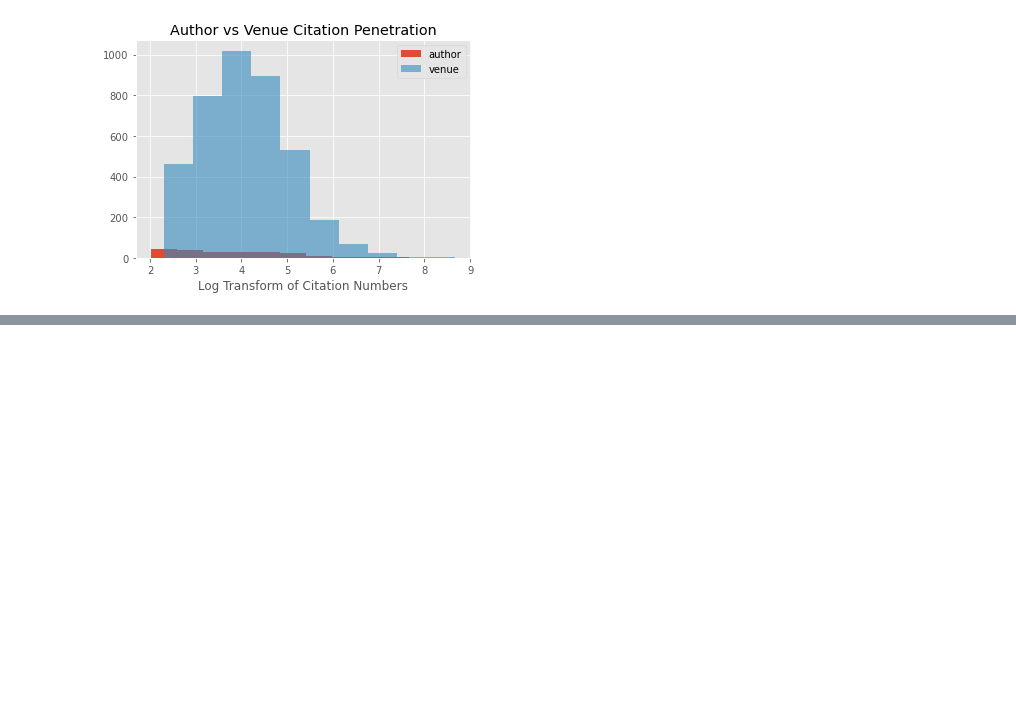
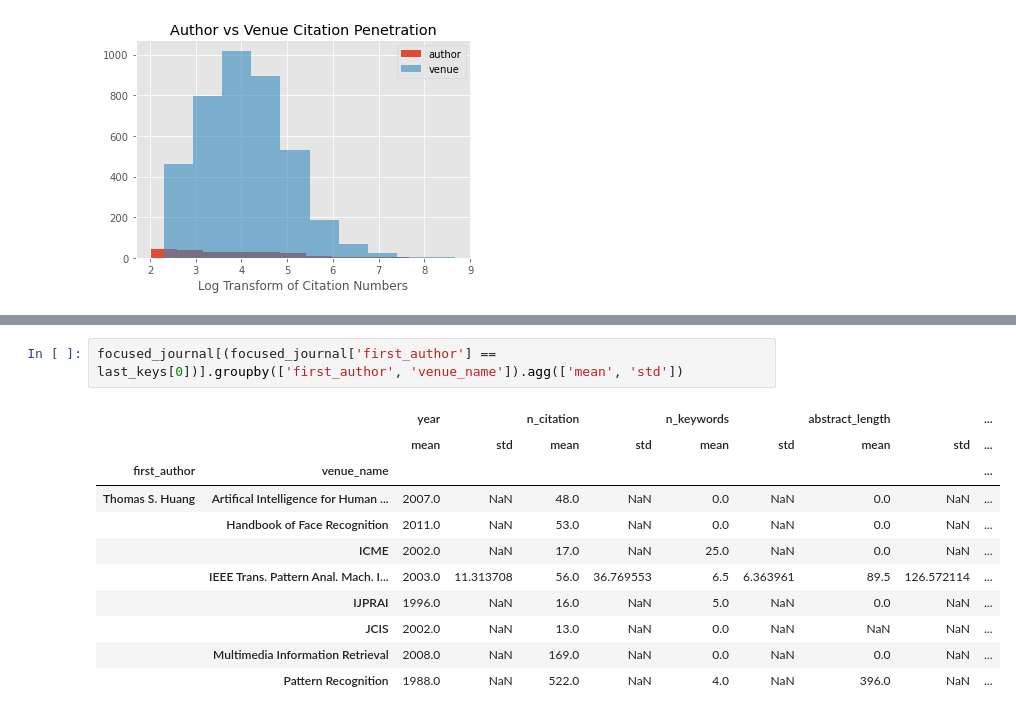
Before and after one commit to Cynz300/Scientific_Networking, a Jupyter notebook: Streamlined.ipynb, the cells around one changed output, grey strips where cells are left out. Saved outputs shown, nothing was run; the diff lists cells and outputs as text; blank space fills up the shorter version.

```diff
--- a/Streamlined.ipynb
+++ b/Streamlined.ipynb
@@ -845,0 +938,14 @@ There IS NOT a statistically significant difference between the Author and Venue
+# %%
+focused_journal[(focused_journal['first_author'] == last_keys[0])].groupby(['first_author', 'venue_name']).agg(['mean', 'std'])
+# %% [output]
+|  |  | year |  | n_citation |  | n_keywords |  | abstract_length |  | ... |
+|  |  | mean | std | mean | std | mean | std | mean | std | ... |
+| first_author | venue_name |  |  |  |  |  |  |  |  | ... |
+| Thomas S. Huang | Artifical Intelligence for Human ... | 2007.0 | NaN | 48.0 | NaN | 0.0 | NaN | 0.0 | NaN | ... |
+|  | Handbook of Face Recognition | 2011.0 | NaN | 53.0 | NaN | 0.0 | NaN | 0.0 | NaN | ... |
+|  | ICME | 2002.0 | NaN | 17.0 | NaN | 25.0 | NaN | 0.0 | NaN | ... |
+|  | IEEE Trans. Pattern Anal. Mach. I... | 2003.0 | 11.313708 | 56.0 | 36.769553 | 6.5 | 6.363961 | 89.5 | 126.572114 | ... |
+|  | IJPRAI | 1996.0 | NaN | 16.0 | NaN | 5.0 | NaN | 0.0 | NaN | ... |
+|  | JCIS | 2002.0 | NaN | 13.0 | NaN | 0.0 | NaN | NaN | NaN | ... |
+|  | Multimedia Information Retrieval | 2008.0 | NaN | 169.0 | NaN | 0.0 | NaN | 0.0 | NaN | ... |
+|  | Pattern Recognition | 1988.0 | NaN | 522.0 | NaN | 4.0 | NaN | 396.0 | NaN | ... |
```
Also changed, not shown: parts of 41 cells of this notebook, 1 other file.
